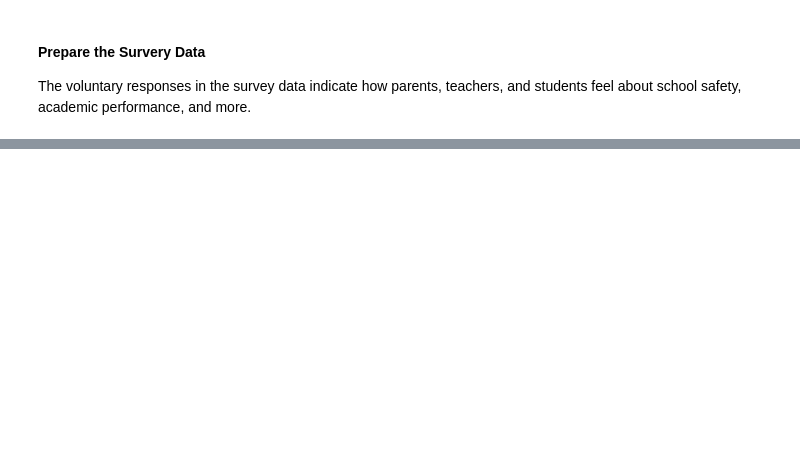
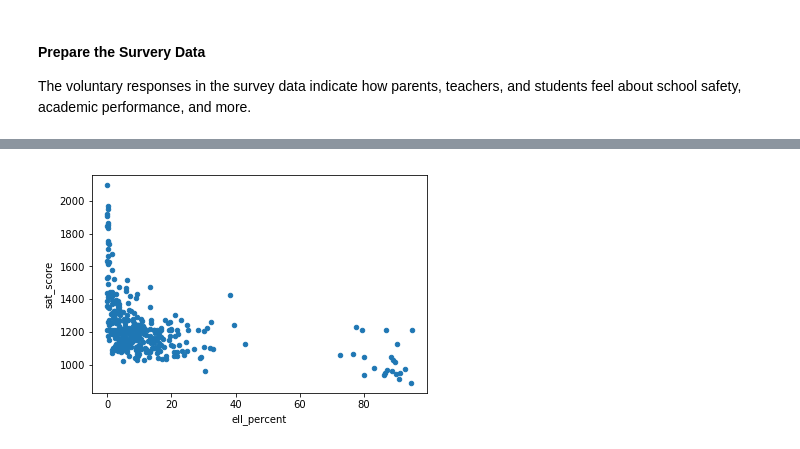
Before and after one commit to danielzayas/education_gap, a Jupyter notebook: education_gap.ipynb, the cells around one changed output, grey strips where cells are left out. Saved outputs shown, nothing was run; the diff lists cells and outputs as text; code cells hidden in the pictures; blank space fills up the shorter version.

```diff
--- a/education_gap.ipynb
+++ b/education_gap.ipynb
@@ -128,0 +380,5 @@ survey.head()
+# %%
+combined.plot.scatter(x='ell_percent', y='sat_score')
+plt.show()
+# %% [output]
+[figure, added]
```
Also changed, not shown: parts of 74 cells of this notebook.
